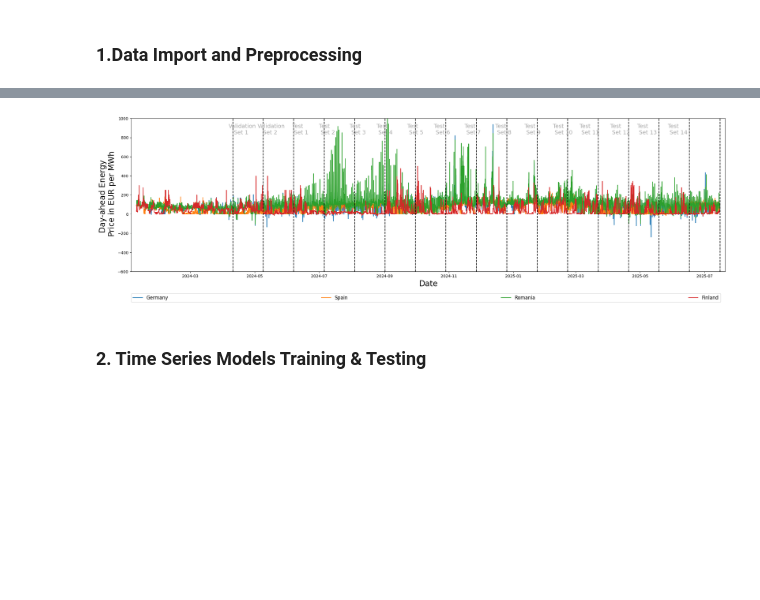
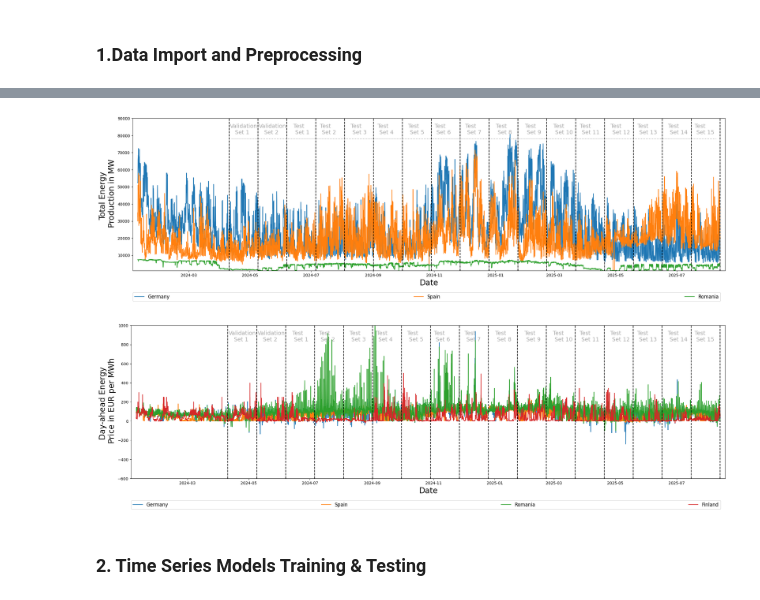
Before and after one commit to Shaig00/NAS_GP, a Jupyter notebook: Src/Run_Models.ipynb, the cells around one changed output, grey strips where cells are left out. Drawn from its saved outputs; the diff is of its cells as text; code cells hidden in the pictures; blank space fills up the shorter version.

```diff
--- a/Src/Run_Models.ipynb
+++ b/Src/Run_Models.ipynb
@@ -38,11 +41,12 @@ Head of NAS Train Series:
 time_series_preprocessor.create_timestep_frames()
 # %%
 #Afterward, visualize the saved data for the case prediction horizon=192 hours:
-# visualize_total_load(eu_df_path='../Energy_Production_Data/EU_Time_Series/EU_Energy_Time_Series_192_Transfer_Learn.pkl')
+visualize_eu_energy(eu_df_path='../Energy_Production_Data/EU_Time_Series/EU_Energy_Time_Series_192_Transfer_Learn.pkl')
 
 visualize_eu_energy_prices(eu_df_path='../Energy_Production_Data/EU_Time_Series/EU_Energy_Prices_Time_Series_192_Train.pkl')
 # %% [output]
-[figure, old version]
+[figure, new version]
+[figure, added]
 # %%
 #Once the timesteps dataframes are saved, run the function create_timesteps_dataloaders to create and save dataloaders per prediction horizon in the same folder:
 time_series_preprocessor.create_timesteps_dataloaders()
```
Also changed, not shown: parts of 2 cells of this notebook, 14 other files.
